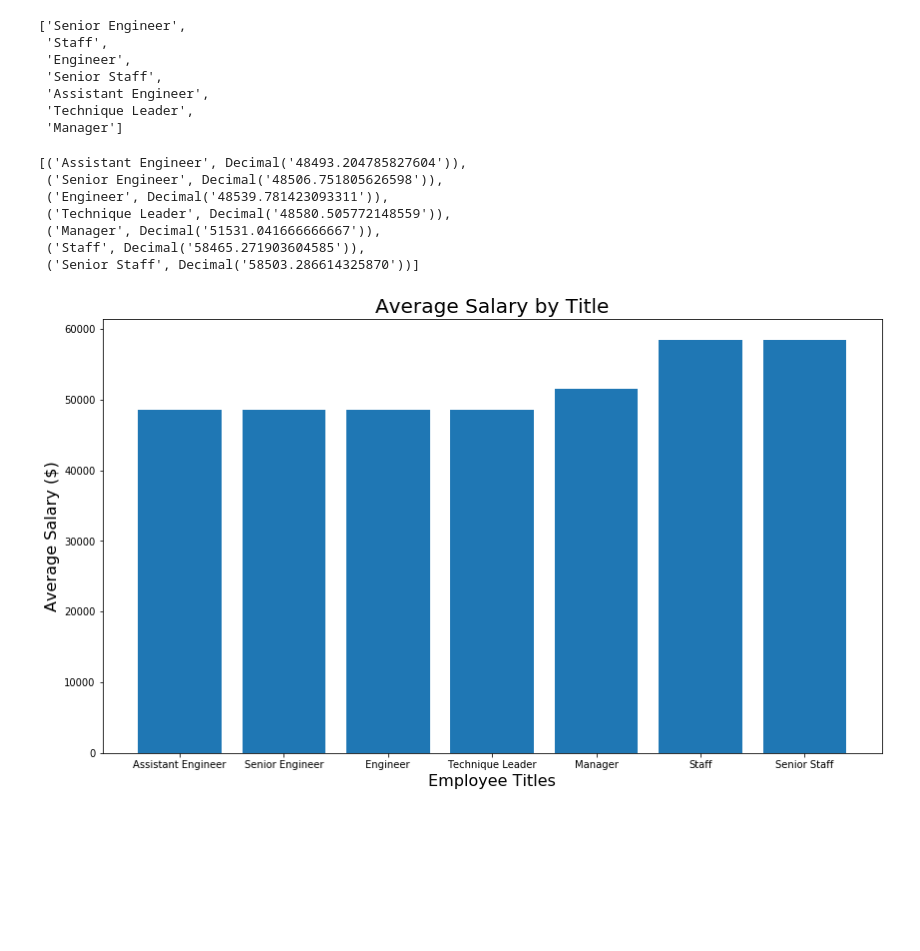
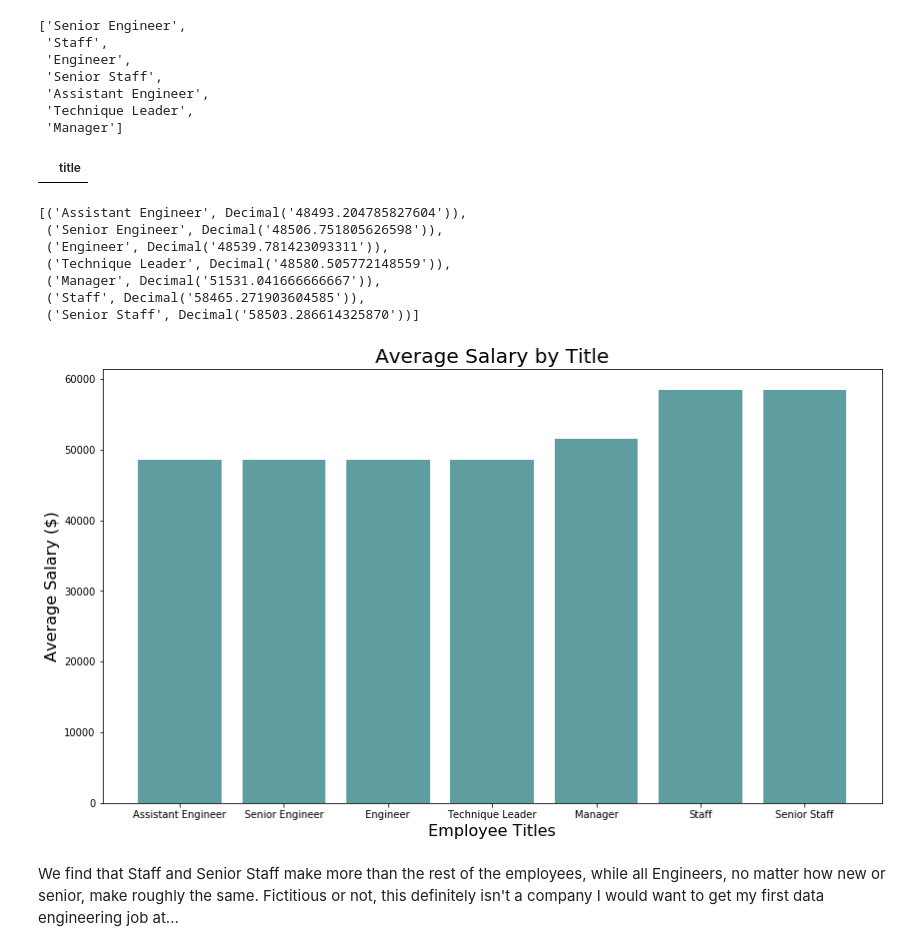
Before and after one commit to TreyWarren/sql-challenge, a Jupyter notebook: Bonus.ipynb, the cells around one changed output. Cells and saved outputs as stored; diff of their text form; code cells hidden in the pictures; blank space fills up the shorter version.

```diff
--- a/Bonus.ipynb
+++ b/Bonus.ipynb
@@ -171,6 +166,11 @@ list(titles_list)
  'Assistant Engineer',
  'Technique Leader',
  'Manager']
+# %%
+# Check for any null values
+titles_df.loc[titles_df.title.isnull() == True]
+# %% [output]
+|  | title |
 # %%
 # Query average salaries by title
 salarys_by_title = session.query(titles.title, func.avg(salaries.salary))\
@@ -187,14 +187,18 @@ salarys_by_title
  ('Staff', Decimal('58465.271903604585')),
  ('Senior Staff', Decimal('58503.286614325870'))]
 # %%
+# Create x and y by extracting the titles and salary averages from their tuples
 x_axis = [salarys_by_title[i][0] for i in range(0,len(salarys_by_title))]
 y_axis = [salarys_by_title[i][1] for i in range(0,len(salarys_by_title))]
 
+# Plot
 plt.figure(0,(14,8))
-plt.bar(x_axis, y_axis)
+plt.bar(x_axis, y_axis, color='cadetblue')
 plt.xlabel('Employee Titles', size=16)
 plt.ylabel('Average Salary ($)', size=16)
 plt.title('Average Salary by Title', size=20)
 plt.show()
 # %% [output]
-[figure, old version]
+[figure, new version]
+# %% [markdown]
+We find that Staff and Senior Staff make more than the rest of the employees, while all Engineers, no matter how new or senior, make roughly the same. Fictitious or not, this definitely isn't a company I would want to get my first data engineering job at...
```
Also changed, not shown: parts of 2 cells of this notebook.
